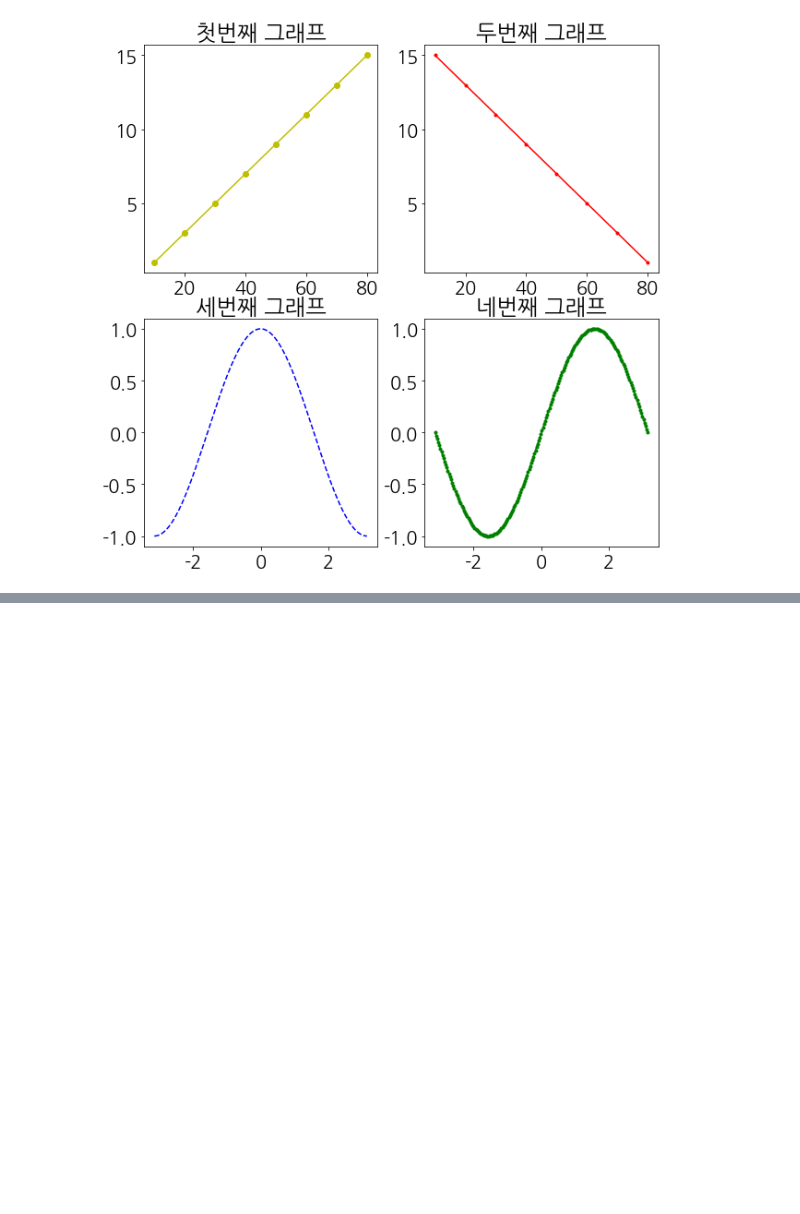
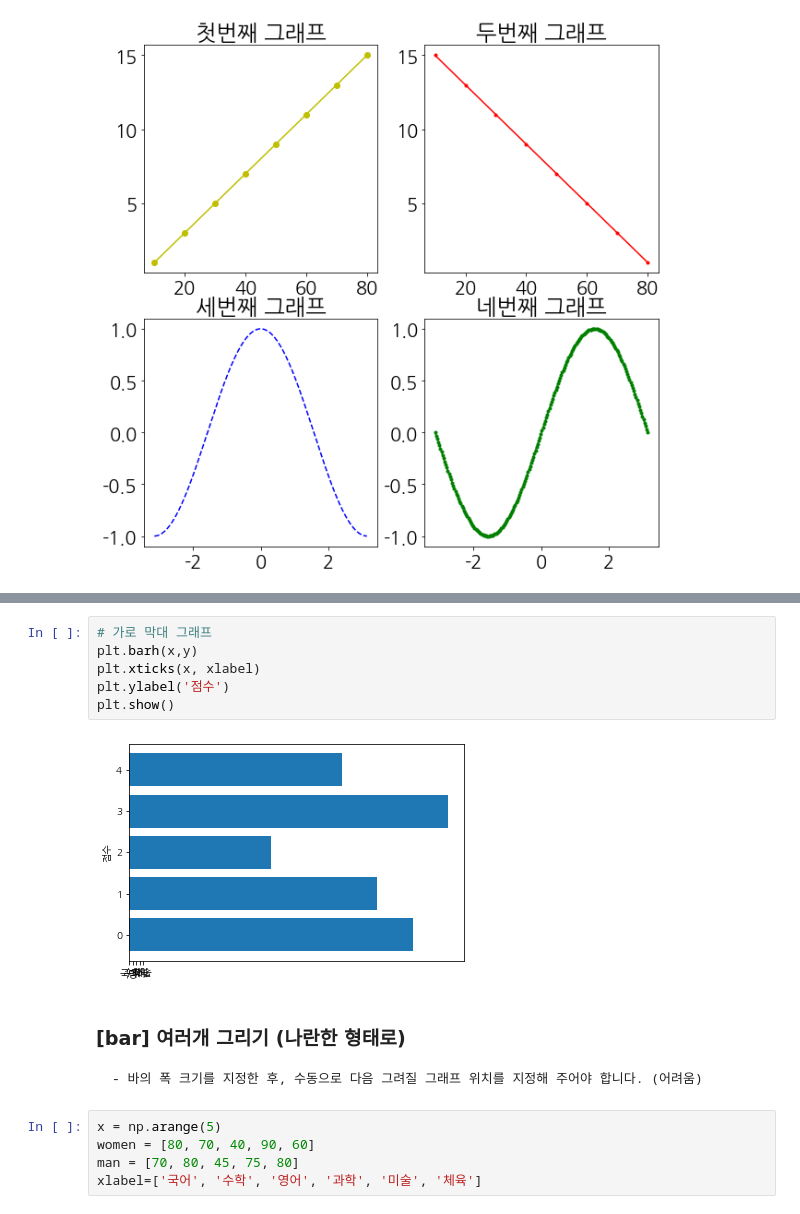
Before and after one commit to sleeptiger/Abc-project, a Jupyter notebook: Matplotib정리L.ipynb, the cells around one changed output, grey strips where cells are left out. Drawn from its saved outputs; the diff is of its cells as text; blank space fills up the shorter version.

```diff
--- a/Matplotib정리L.ipynb
+++ b/Matplotib정리L.ipynb
@@ -351,0 +382,16 @@ plt.show()
+# %%
+# 가로 막대 그래프
+plt.barh(x,y)
+plt.xticks(x, xlabel)
+plt.ylabel('점수')
+plt.show()
+# %% [output]
+[figure, added]
+# %% [markdown]
+### [bar] 여러개 그리기 (나란한 형태로)
+    - 바의 폭 크기를 지정한 후, 수동으로 다음 그려질 그래프 위치를 지정해 주어야 합니다. (어려움)
+# %%
+x = np.arange(5)
+women = [80, 70, 40, 90, 60]
+man = [70, 80, 45, 75, 80]
+xlabel=['국어', '수학', '영어', '과학', '미술', '체육']
```
Also changed, not shown: parts of 28 cells of this notebook.
